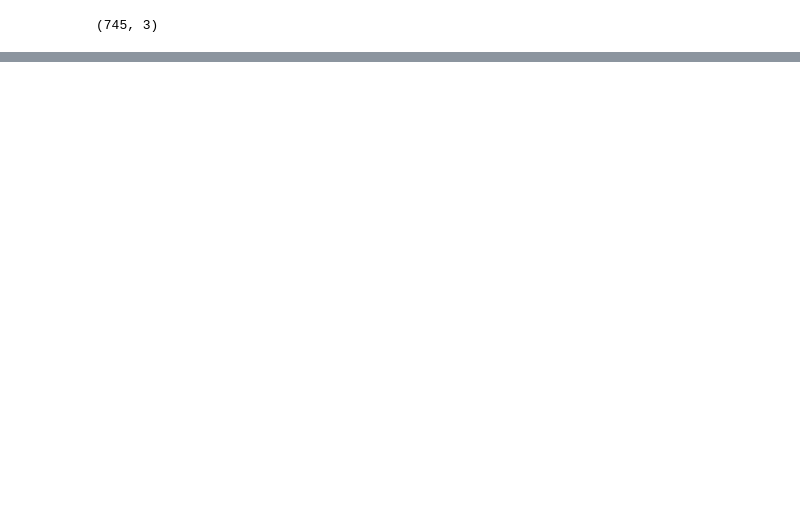
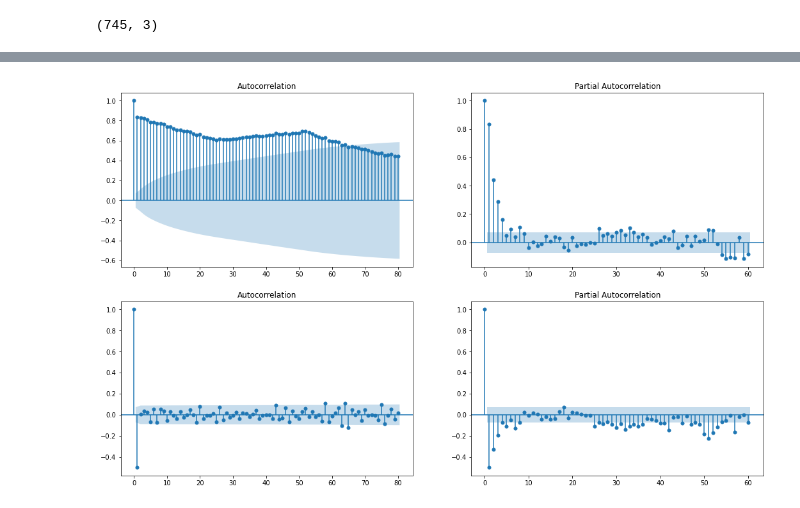
Before and after one commit to fahadahaf/armadila, a Jupyter notebook: examples/simpletest.ipynb, the cells around one changed output, grey strips where cells are left out. Drawn from its saved outputs; the diff is of its cells as text; code cells hidden in the pictures; blank space fills up the shorter version.

```diff
--- a/examples/simpletest.ipynb
+++ b/examples/simpletest.ipynb
@@ -32,3 +32,13 @@ dataset.corr()
 dataset.shape
 # %% [output]
 (745, 3)
+# %%
+from statsmodels.tsa.seasonal import STL, seasonal_decompose
+from statsmodels.tsa.stattools import adfuller, kpss
+from statsmodels.graphics.tsaplots import plot_acf, plot_pacf
+plt.rc('figure', figsize=(16,12))
+# %%
+#series = pd.Series(dataset['gasoline'])
+dataset.index = pd.date_range("02-01-1991",periods=len(dataset),freq='W')
+stl = STL(dataset['gasoline'], seasonal=53)
+#stl = STL(dataset['gasoline'], period=745, seasonal=53)
@@ -34,0 +56,8 @@ dataset.shape
+# %%
+kpss_res = kpss(dataset['gasoline'], nlags='auto', regression='c')
+adf_res = adfuller(dataset['gasoline'],regression='c')
+print(kpss_res[1], adf_res[1])
+sr_diff = dataset['gasoline']-dataset['gasoline'].shift(1)
+kpss_res = kpss(sr_diff.dropna(), nlags='auto', regression='c')
+adf_res = adfuller(sr_diff.dropna(), regression='c')
+print(kpss_res[1], adf_res[1])
@@ -34,0 +73,11 @@ dataset.shape
+# %%
+fig, axes = plt.subplots(2,2)
+fig.set_figwidth(18)
+fig.set_figheight(11)
+plot_acf(dataset['gasoline'], lags=80, ax=axes[0,0])
+plot_pacf(dataset['gasoline'], lags=60, ax=axes[0,1])
+plot_acf(sr_diff.interpolate(limit_direction='both'), lags=80, ax=axes[1,0])
+plot_pacf(sr_diff.interpolate(limit_direction='both'), lags=60, ax=axes[1,1])
+plt.show()
+# %% [output]
+[figure, added]
```
Also changed, not shown: parts of 66 cells of this notebook.
